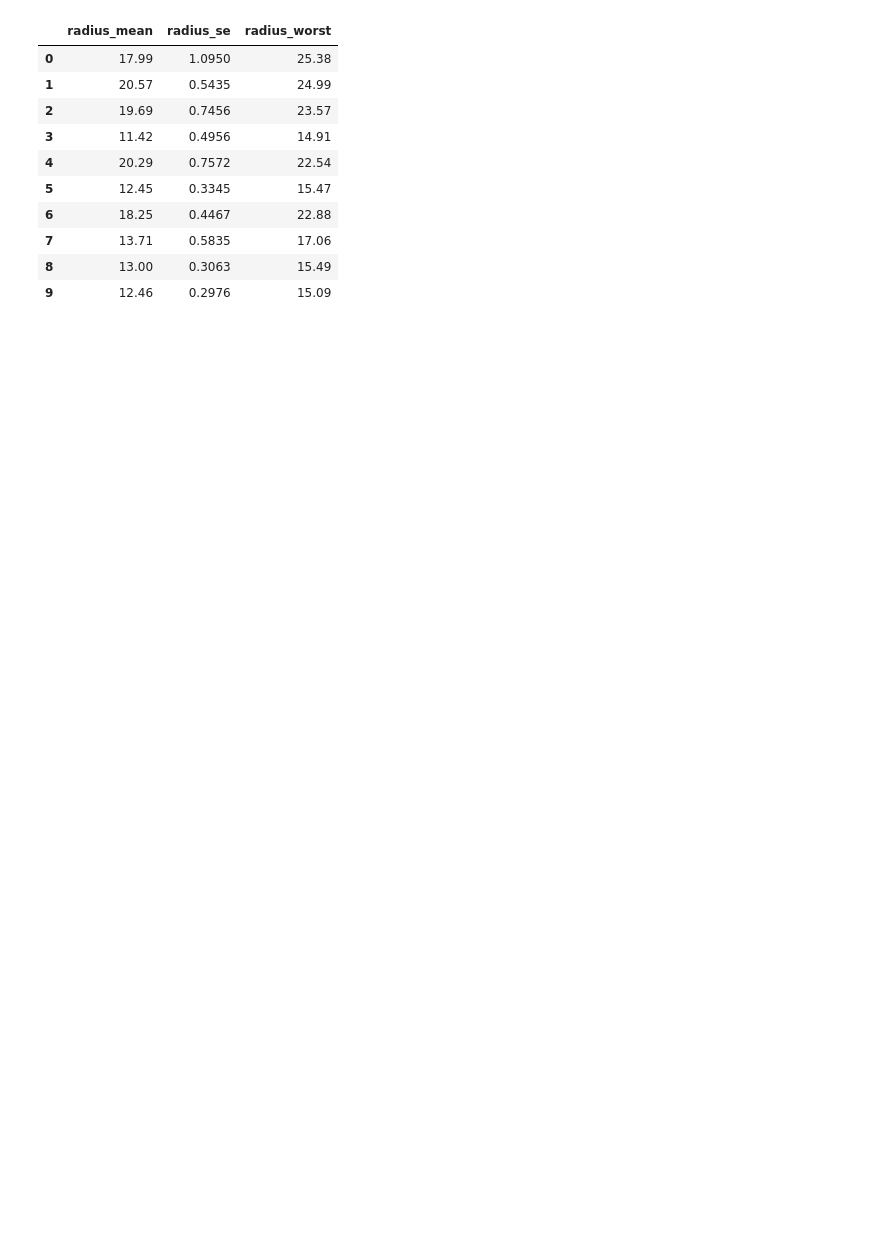
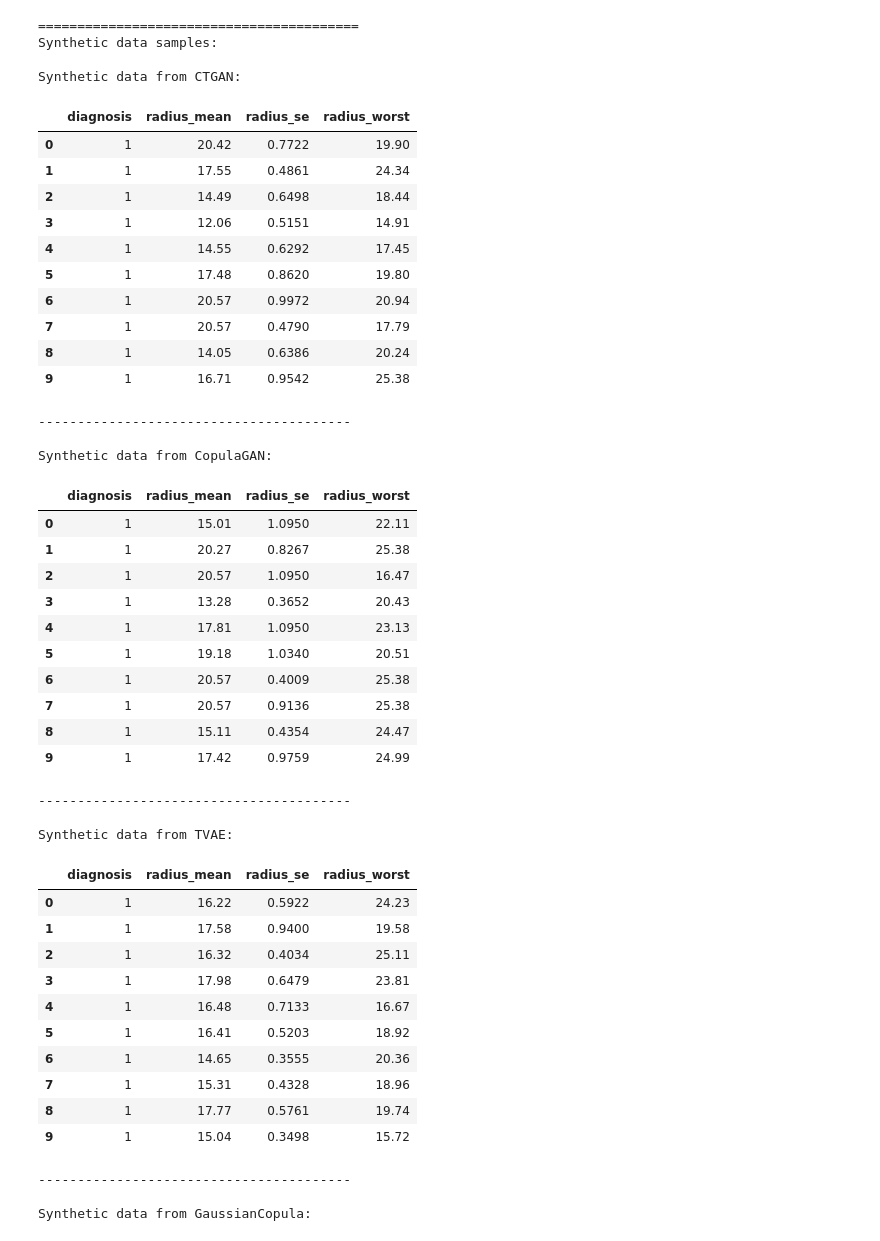
Before and after one commit to bdsul/Synthetic-data_Audit, a Jupyter notebook: Sample/validation_check.ipynb, the cells around one changed output. Cells and saved outputs as stored; diff of their text form; code cells hidden in the pictures; blank space fills up the shorter version.

```diff
--- a/Sample/validation_check.ipynb
+++ b/Sample/validation_check.ipynb
@@ -174,14 +89,56 @@ synthetic_data_gaussian_copula
-# %%
-data
-# %% [output]
-|  | radius_mean | radius_se | radius_worst |
-| 0 | 17.99 | 1.0950 | 25.38 |
-| 1 | 20.57 | 0.5435 | 24.99 |
-| 2 | 19.69 | 0.7456 | 23.57 |
-| 3 | 11.42 | 0.4956 | 14.91 |
-| 4 | 20.29 | 0.7572 | 22.54 |
-| 5 | 12.45 | 0.3345 | 15.47 |
-| 6 | 18.25 | 0.4467 | 22.88 |
-| 7 | 13.71 | 0.5835 | 17.06 |
-| 8 | 13.00 | 0.3063 | 15.49 |
-| 9 | 12.46 | 0.2976 | 15.09 |
+# %%
+from IPython.display import display
+
+print("=========================================")
+print("Synthetic data samples:")
+for name in models:
+    print(f"\nSynthetic data from {name}:")
+    display(synthetic_data[name])
+    print("-" * 40)
+# %% [output]
+=========================================
+Synthetic data samples:
+
+Synthetic data from CTGAN:
+|  | diagnosis | radius_mean | radius_se | radius_worst |
+| 0 | 1 | 20.42 | 0.7722 | 19.90 |
+| 1 | 1 | 17.55 | 0.4861 | 24.34 |
+| 2 | 1 | 14.49 | 0.6498 | 18.44 |
+| 3 | 1 | 12.06 | 0.5151 | 14.91 |
+| 4 | 1 | 14.55 | 0.6292 | 17.45 |
+| 5 | 1 | 17.48 | 0.8620 | 19.80 |
+| 6 | 1 | 20.57 | 0.9972 | 20.94 |
+| 7 | 1 | 20.57 | 0.4790 | 17.79 |
+| 8 | 1 | 14.05 | 0.6386 | 20.24 |
+| 9 | 1 | 16.71 | 0.9542 | 25.38 |
+----------------------------------------
+
+Synthetic data from CopulaGAN:
+|  | diagnosis | radius_mean | radius_se | radius_worst |
+| 0 | 1 | 15.01 | 1.0950 | 22.11 |
+| 1 | 1 | 20.27 | 0.8267 | 25.38 |
+| 2 | 1 | 20.57 | 1.0950 | 16.47 |
+| 3 | 1 | 13.28 | 0.3652 | 20.43 |
+| 4 | 1 | 17.81 | 1.0950 | 23.13 |
+| 5 | 1 | 19.18 | 1.0340 | 20.51 |
+| 6 | 1 | 20.57 | 0.4009 | 25.38 |
+| 7 | 1 | 20.57 | 0.9136 | 25.38 |
+| 8 | 1 | 15.11 | 0.4354 | 24.47 |
+| 9 | 1 | 17.42 | 0.9759 | 24.99 |
+----------------------------------------
+
+Synthetic data from TVAE:
+|  | diagnosis | radius_mean | radius_se | radius_worst |
+| 0 | 1 | 16.22 | 0.5922 | 24.23 |
+| 1 | 1 | 17.58 | 0.9400 | 19.58 |
+| 2 | 1 | 16.32 | 0.4034 | 25.11 |
+| 3 | 1 | 17.98 | 0.6479 | 23.81 |
+| 4 | 1 | 16.48 | 0.7133 | 16.67 |
+| 5 | 1 | 16.41 | 0.5203 | 18.92 |
+| 6 | 1 | 14.65 | 0.3555 | 20.36 |
+| 7 | 1 | 15.31 | 0.4328 | 18.96 |
+| 8 | 1 | 17.77 | 0.5761 | 19.74 |
+| 9 | 1 | 15.04 | 0.3498 | 15.72 |
+----------------------------------------
+
+Synthetic data from GaussianCopula:
```
Also changed, not shown: parts of 24 cells of this notebook, 1 other file.
